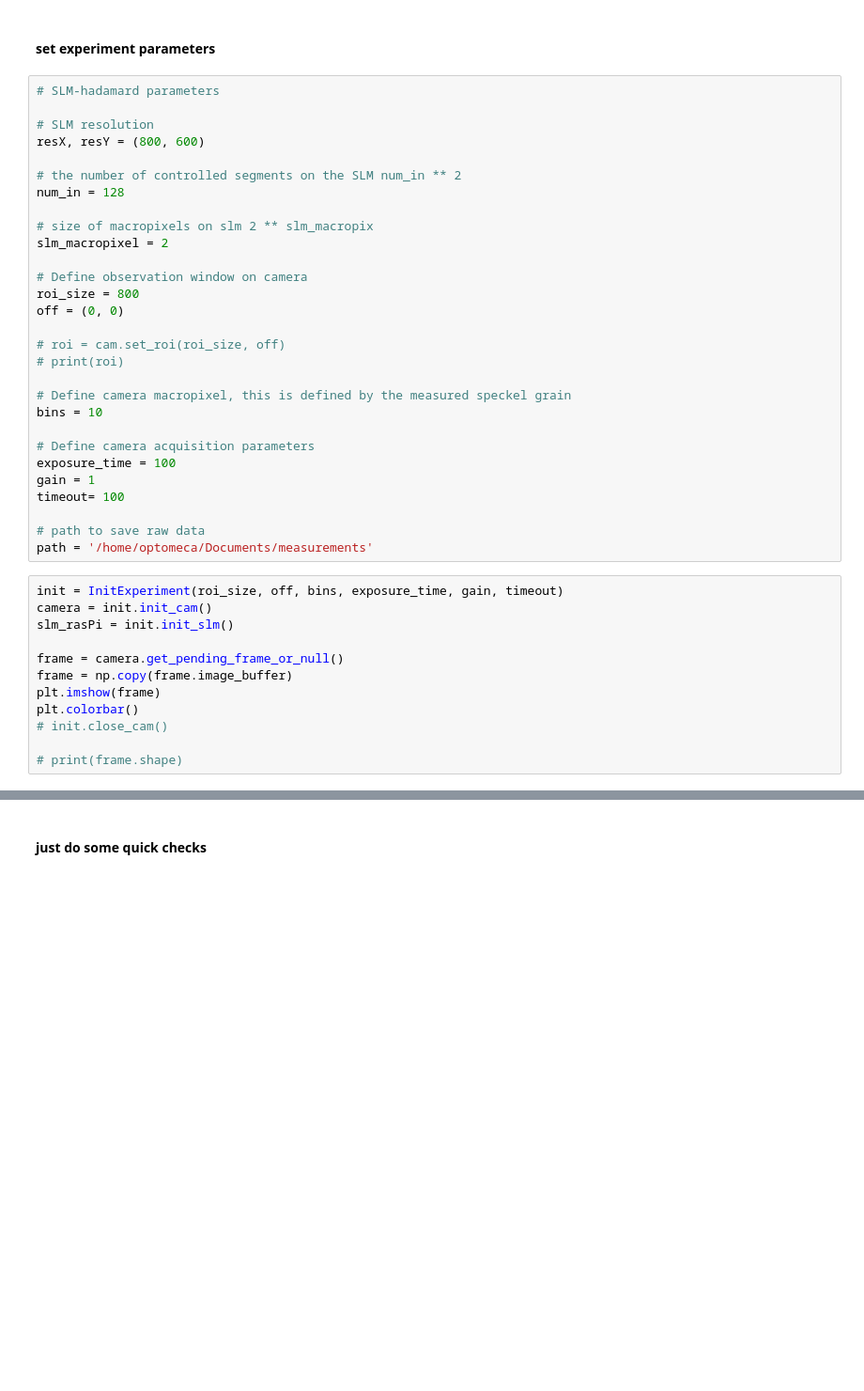
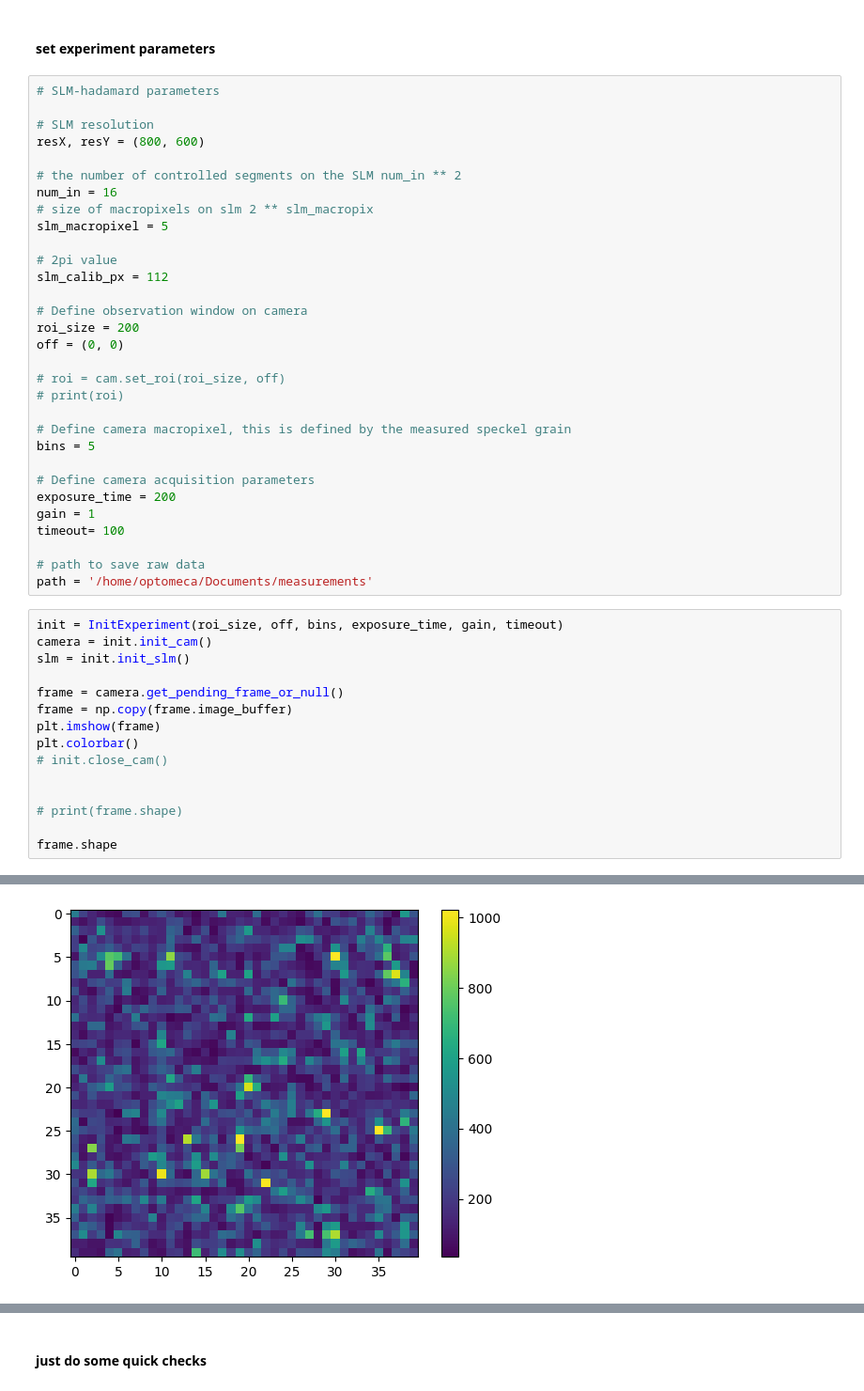
Before and after one commit to alextavern/slmoptim, a Jupyter notebook: notebooks/TM_measurement.ipynb, the cells around one changed output, grey strips where cells are left out. Shown at 94% size. Drawn from its saved outputs; the diff is of its cells as text; blank space fills up the shorter version.

```diff
--- a/notebooks/TM_measurement.ipynb
+++ b/notebooks/TM_measurement.ipynb
@@ -78,23 +80,25 @@ import pickle
 resX, resY = (800, 600)
 
 # the number of controlled segments on the SLM num_in ** 2
-num_in = 128
+num_in = 16
+# size of macropixels on slm 2 ** slm_macropix
+slm_macropixel = 5
 
-# size of macropixels on slm 2 ** slm_macropix
-slm_macropixel = 2
+# 2pi value
+slm_calib_px = 112
 
 # Define observation window on camera
-roi_size = 800
+roi_size = 200
 off = (0, 0)
 
 # roi = cam.set_roi(roi_size, off)
 # print(roi)
 
 # Define camera macropixel, this is defined by the measured speckel grain
-bins = 10
+bins = 5
 
 # Define camera acquisition parameters
-exposure_time = 100
+exposure_time = 200
 gain = 1
 timeout= 100
 
@@ -103,7 +107,7 @@ path = '/home/optomeca/Documents/measurements'
 # %%
 init = InitExperiment(roi_size, off, bins, exposure_time, gain, timeout)
 camera = init.init_cam()
-slm_rasPi = init.init_slm()
+slm = init.init_slm()
 
 frame = camera.get_pending_frame_or_null()
 frame = np.copy(frame.image_buffer)
@@ -111,4 +115,8 @@ plt.imshow(frame)
 plt.colorbar()
 # init.close_cam()
 
+
 # print(frame.shape)
+
+frame.shape
+# %% [output]
@@ -114,0 +125 @@ plt.colorbar()
+[figure, added]
```
Also changed, not shown: parts of 22 cells of this notebook, 11 other files.
